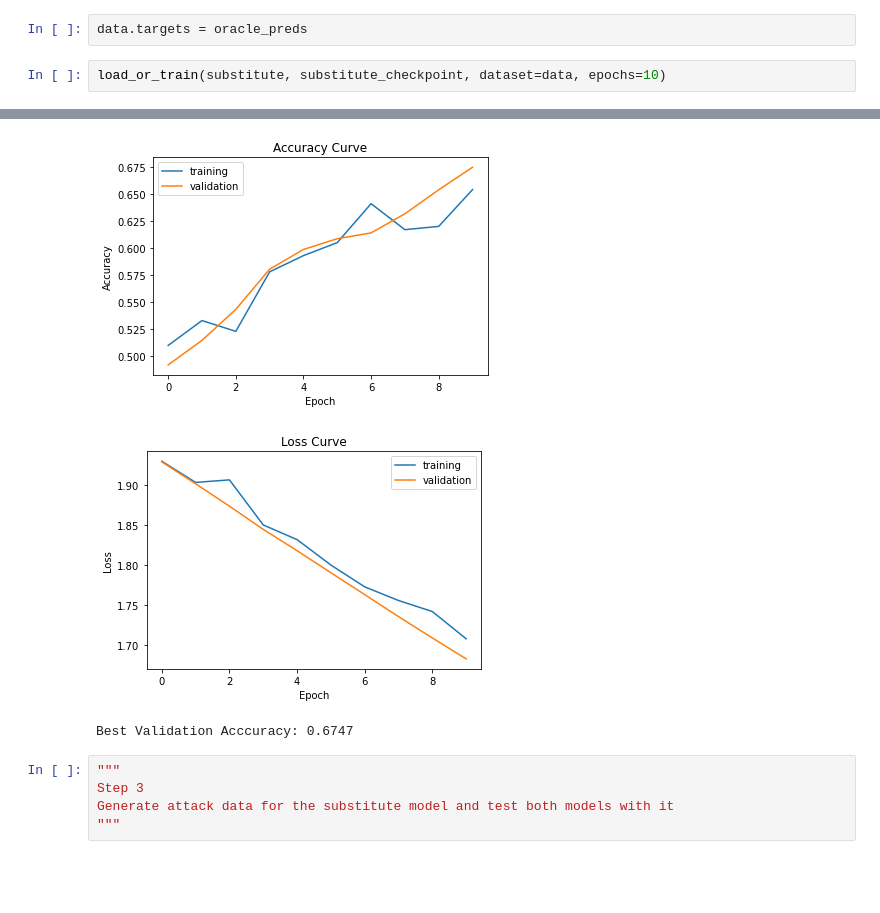
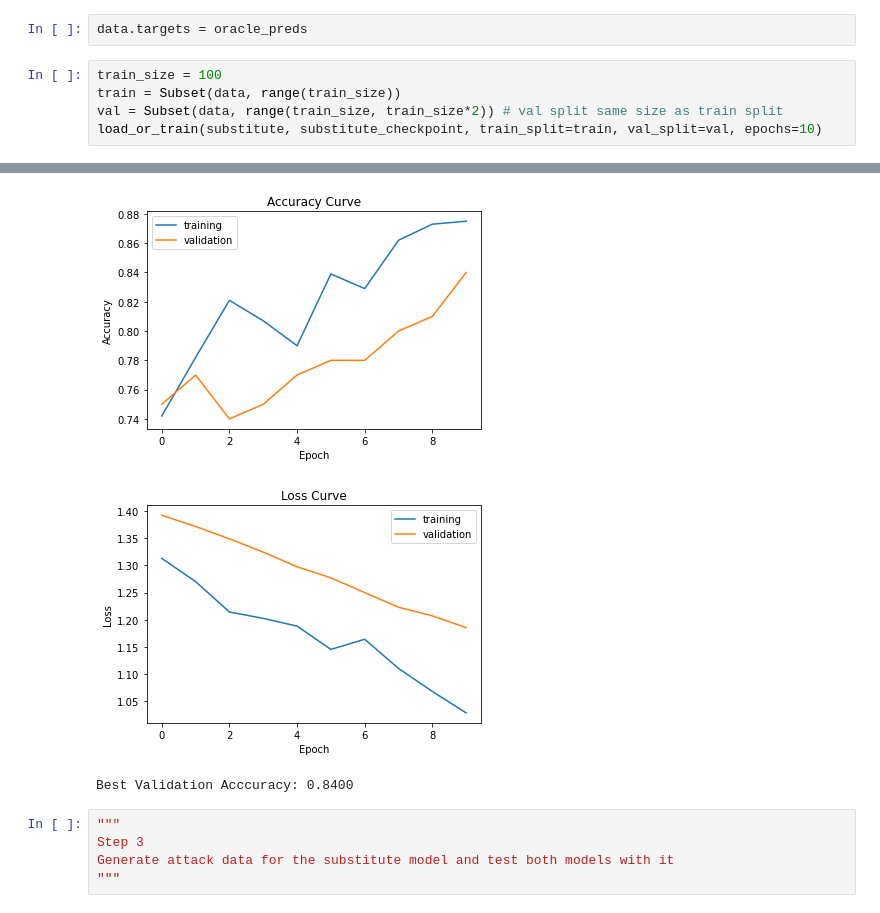
Before and after one commit to kcdragon/omscs-dl-final-project, a Jupyter notebook: blackbox.ipynb, the cells around one changed output, grey strips where cells are left out. Drawn from its saved outputs; the diff is of its cells as text; blank space fills up the shorter version.

Commit message:
use small subset of training data for substitute model

```diff
--- a/blackbox.ipynb
+++ b/blackbox.ipynb
@@ -86,5 +87,8 @@ len(oracle_preds[oracle_preds != data.targets]) # check oracle preds mostly matc
 # %%
 data.targets = oracle_preds
 # %%
-load_or_train(substitute, substitute_checkpoint, dataset=data, epochs=10)
+train_size = 100
+train = Subset(data, range(train_size))
+val = Subset(data, range(train_size, train_size*2)) # val split same size as train split
+load_or_train(substitute, substitute_checkpoint, train_split=train, val_split=val, epochs=10)
 # %% [output]
@@ -108,6 +112,6 @@ Epoch 9 | Training accuracy: 0.6539999842643738% | Validation accuracy: 0.674666
-[figure, old version]
+[figure, new version]
-[figure, old version]
+[figure, new version]
-Best Validation Acccuracy: 0.6747
+Best Validation Acccuracy: 0.8400
 # %%
 """
 Step 3
```
Also changed, not shown: parts of 7 cells of this notebook.
